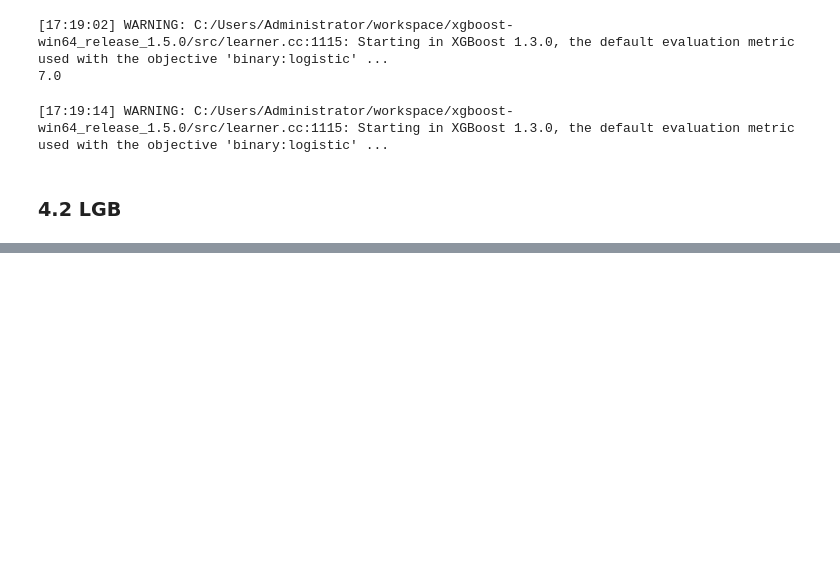
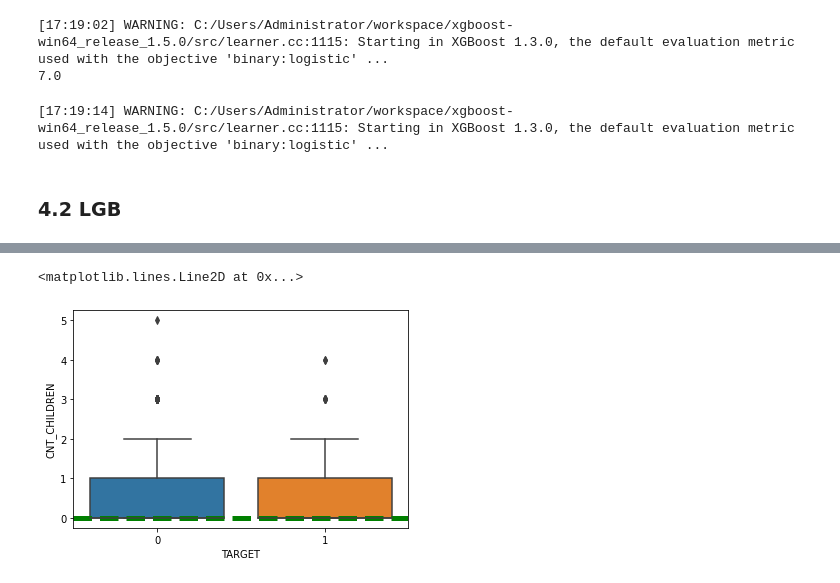
Before and after one commit to Letiziapichon/Project_7_Openclassrooms, a Jupyter notebook: Model.ipynb, the cells around one changed output, grey strips where cells are left out. Cells and saved outputs as stored; diff of their text form; code cells hidden in the pictures; blank space fills up the shorter version.

```diff
--- a/Model.ipynb
+++ b/Model.ipynb
@@ -621,0 +621,11 @@ TypeError: '(slice(None, None, None), 0)' is an invalid key
+# %%
+data_model = pd.read_csv('data/model/clients_data_predictions.csv')
+data_model.drop(columns=['SK_ID_CURR'], inplace=True)
+# %%
+explainer = lime_tabular.LimeTabularExplainer(training_data=np.array(data_model),
+    feature_names = data_model.columns,
+    class_names=['payed', 'did not pay'],
+    mode='classification')
+# %%
+with open('data/explainer', 'wb') as f:
+    dill.dump(explainer, f)
@@ -621,0 +728,9 @@ TypeError: '(slice(None, None, None), 0)' is an invalid key
+# %%
+res = req.get(f'http://127.0.0.1:8000/numeric_hist_data/?column=NAME_CONTRACT_TYPE')
+train = pd.DataFrame(res.json())
+# %%
+sns.boxplot(x="TARGET", y="CNT_CHILDREN", data=train)
+plt.axhline(y = 0, color='green', linestyle='--', linewidth=5)
+# %% [output]
+<matplotlib.lines.Line2D at 0x...>
+[figure, added]
```
Also changed, not shown: parts of 77 cells of this notebook.
